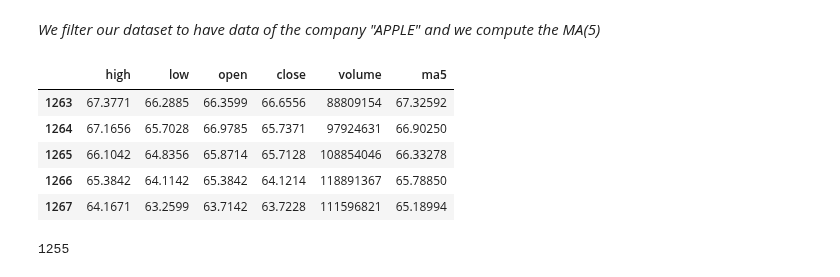
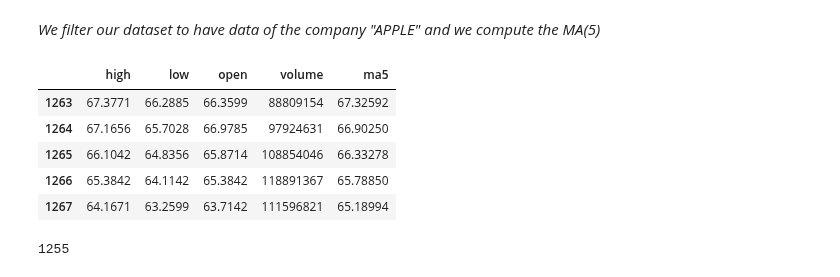
Before and after one commit to RobertoSonzini/NAML_project, a Jupyter notebook: Progetto_NAML.ipynb, the cells around one changed output. Cells and saved outputs as stored; diff of their text form; code cells hidden in the pictures.

```diff
--- a/Progetto_NAML.ipynb
+++ b/Progetto_NAML.ipynb
@@ -207,7 +207,8 @@ def sort_by_date(df):
   return df.sort_values(by='date')
 # %%
 def get_dataframe(df, company_names, moving_average=5):
-    input_data_labels = ['high', 'low', 'open', 'close', 'volume', 'ma5']
+    input_data_labels = ['high', 'low', 'open', 'volume', 'ma5']
+    close_data = ['close']
 
     mask = df['Name'].isin(company_names)
     df_company = df.loc[mask].copy()
@@ -218,17 +219,17 @@ def get_dataframe(df, company_names, moving_average=5):
 
     df_company = sort_by_date(df_company)
 
-    return df_company[input_data_labels]
+    return df_company[input_data_labels], df_company[close_data]
 # %%
-df_apple = get_dataframe(df, ['AAPL'])
+df_apple, apple_closings = get_dataframe(df, ['AAPL'])
 df_apple.head()
 # %% [output]
-|  | high | low | open | close | volume | ma5 |
-| 1263 | 67.3771 | 66.2885 | 66.3599 | 66.6556 | 88809154 | 67.32592 |
-| 1264 | 67.1656 | 65.7028 | 66.9785 | 65.7371 | 97924631 | 66.90250 |
-| 1265 | 66.1042 | 64.8356 | 65.8714 | 65.7128 | 108854046 | 66.33278 |
-| 1266 | 65.3842 | 64.1142 | 65.3842 | 64.1214 | 118891367 | 65.78850 |
-| 1267 | 64.1671 | 63.2599 | 63.7142 | 63.7228 | 111596821 | 65.18994 |
+|  | high | low | open | volume | ma5 |
+| 1263 | 67.3771 | 66.2885 | 66.3599 | 88809154 | 67.32592 |
+| 1264 | 67.1656 | 65.7028 | 66.9785 | 97924631 | 66.90250 |
+| 1265 | 66.1042 | 64.8356 | 65.8714 | 108854046 | 66.33278 |
+| 1266 | 65.3842 | 64.1142 | 65.3842 | 118891367 | 65.78850 |
+| 1267 | 64.1671 | 63.2599 | 63.7142 | 111596821 | 65.18994 |
 # %%
 df_apple.shape[0]
 # %% [output]
```
Also changed, not shown: parts of 13 cells of this notebook.
